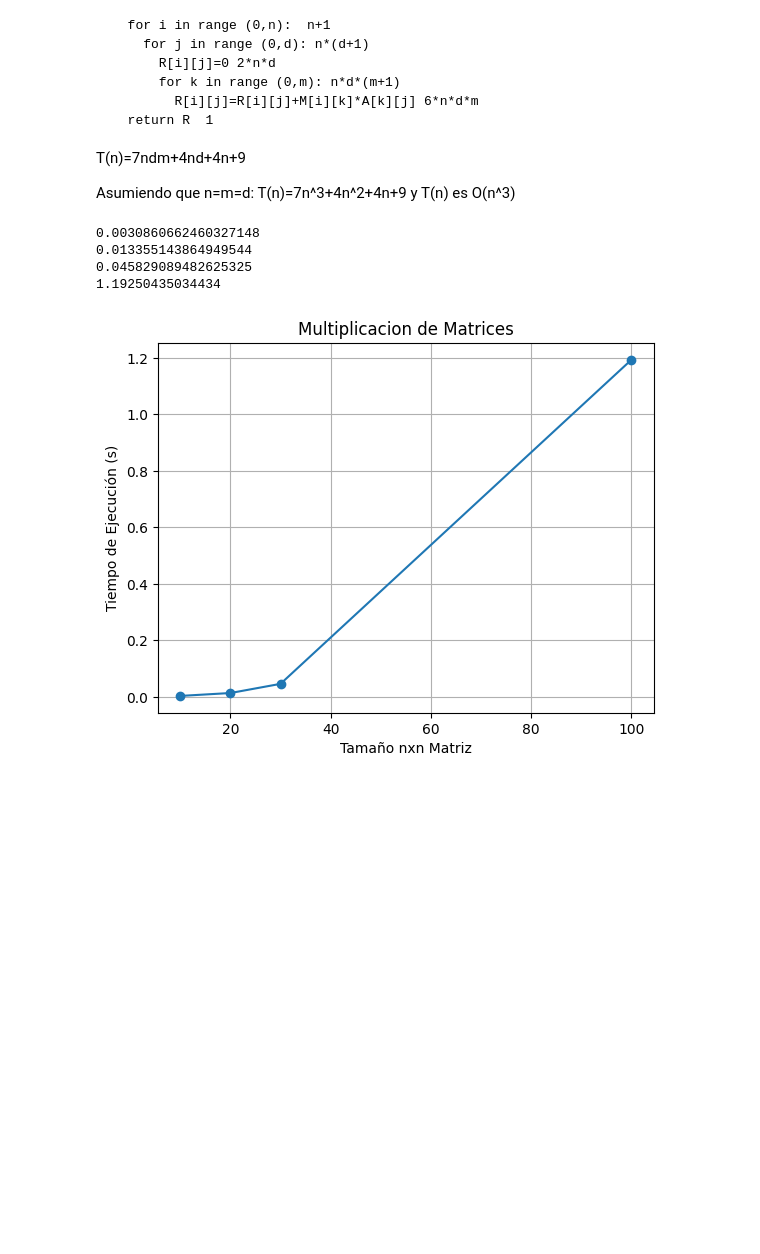
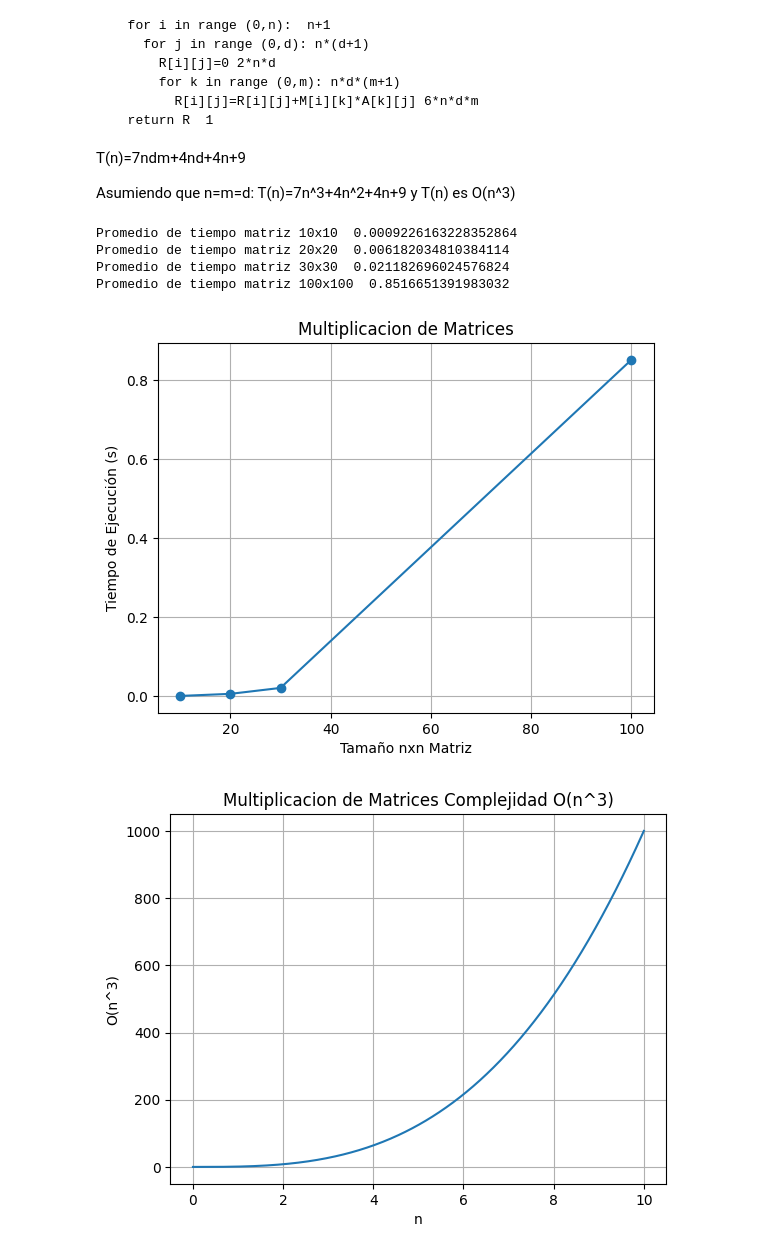
Before and after one commit to jmartch/Actividad1-ordenamientosybusquedad, a Jupyter notebook: Actividad_1_Alg&Com.ipynb, the cells around one changed output. Saved outputs shown, nothing was run; the diff lists cells and outputs as text; code cells hidden in the pictures; blank space fills up the shorter version.

```diff
--- a/Actividad_1_Alg&Com.ipynb
+++ b/Actividad_1_Alg&Com.ipynb
@@ -201,39 +201,58 @@ def Complejidad_Experimental_mult_Matrices(matrix):
   tiempos=[]
   for i in range (0,30):
     t1=time.time()
     x=mult_Matrices(matrix,matrix)
     t2=time.time()
     dt=t2-t1
     tiempos.append(dt)
   return tiempos
 
 tiempos_M10=Complejidad_Experimental_mult_Matrices(m1)
 tiempos_M20=Complejidad_Experimental_mult_Matrices(m2)
 tiempos_M30=Complejidad_Experimental_mult_Matrices(m3)
 tiempos_M100=Complejidad_Experimental_mult_Matrices(m4)
 
 prom_10=sum(tiempos_M10)/len(tiempos_M10)
 prom_20=sum(tiempos_M20)/len(tiempos_M20)
 prom_30=sum(tiempos_M30)/len(tiempos_M30)
 prom_100=sum(tiempos_M100)/len(tiempos_M100)
 
-print(prom_10)
-print(prom_20)
-print(prom_30)
-print(prom_100)
+print("Promedio de tiempo matriz 10x10 ",prom_10)
+print("Promedio de tiempo matriz 20x20 ",prom_20)
+print("Promedio de tiempo matriz 30x30 ",prom_30)
+print("Promedio de tiempo matriz 100x100 ",prom_100)
 
 data1 = pd.DataFrame({'Tamaño nxn Matriz':[10,20,30,100], 'Tiempo de Ejecución': [prom_10,prom_20,prom_30,prom_100]})
 
 # Graficar
 plt.plot(data1['Tamaño nxn Matriz'], data1['Tiempo de Ejecución'], marker='o', linestyle='-')
 plt.xlabel('Tamaño nxn Matriz')
 plt.ylabel('Tiempo de Ejecución (s)')
 plt.title('Multiplicacion de Matrices')
 plt.grid(True)
 plt.show()
+
+# Generate values for x from 0 to 10
+x = np.linspace(0, 10, 400)
+
+# Calculate y based on the equation y = x^3
+y= x**3
+
+# Create the plot
+plt.plot(x, y)
+
+# Add labels and title
+plt.xlabel("n")
+plt.ylabel("O(n^3)")
+plt.title("Multiplicacion de Matrices Complejidad O(n^3)")
+
+# Display the plot
+plt.grid(True)
+plt.show()
 # %% [output]
-0.0030860662460327148
-0.013355143864949544
-0.045829089482625325
-1.19250435034434
+Promedio de tiempo matriz 10x10  0.0009226163228352864
+Promedio de tiempo matriz 20x20  0.006182034810384114
+Promedio de tiempo matriz 30x30  0.021182696024576824
+Promedio de tiempo matriz 100x100  0.8516651391983032
-[figure, old version]
+[figure, new version]
+[figure, added]
```
Also changed, not shown: parts of 2 cells of this notebook.
